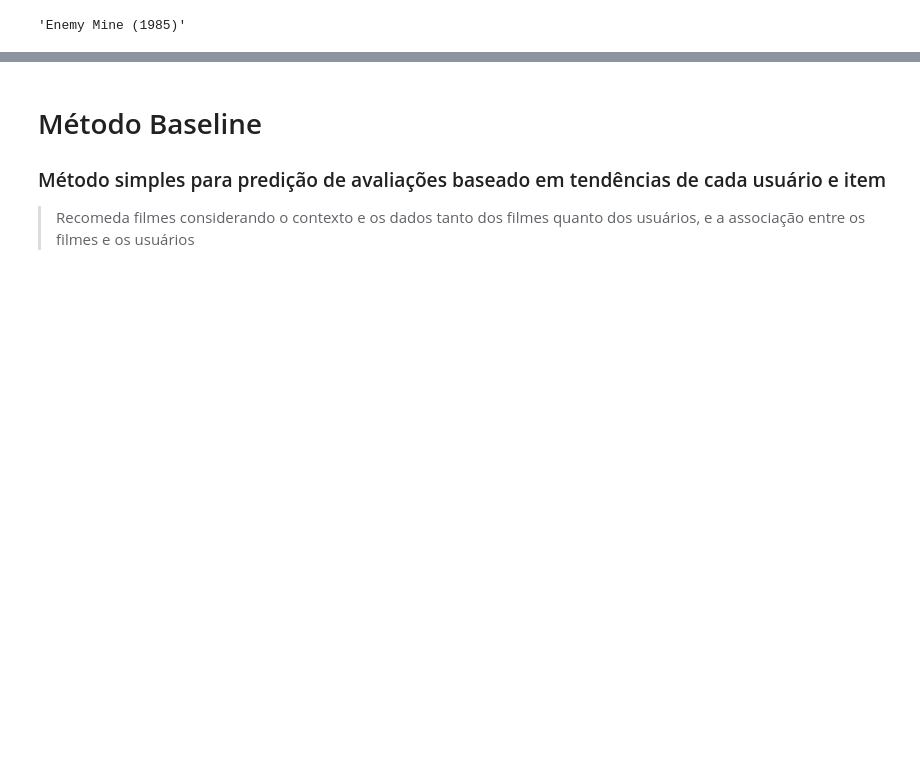
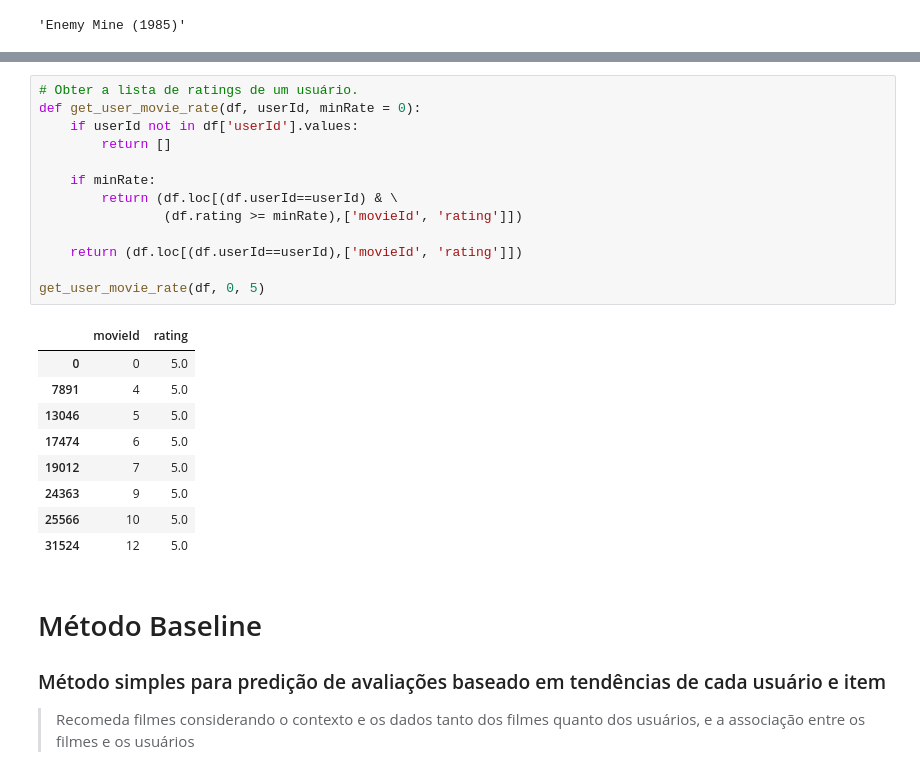
Before and after one commit to israelfs/Movies_Recommendation, a Jupyter notebook: IA_Baseline_e_Apriori.ipynb, the cells around one changed output, grey strips where cells are left out. Cells and saved outputs as stored; diff of their text form; blank space fills up the shorter version.

```diff
--- a/IA_Baseline_e_Apriori.ipynb
+++ b/IA_Baseline_e_Apriori.ipynb
@@ -167,5 +161,28 @@ get_movie_mean(0)
 # %% [output]
 3.4496732026143793
+# %%
+# Obter a lista de ratings de um usuário.
+def get_user_movie_rate(df, userId, minRate = 0):
+    if userId not in df['userId'].values:
+        return []
+
+    if minRate:
+        return (df.loc[(df.userId==userId) & \
+                (df.rating >= minRate),['movieId', 'rating']])
+
+    return (df.loc[(df.userId==userId),['movieId', 'rating']])
+
+get_user_movie_rate(df, 0, 5)
+# %% [output]
+|  | movieId | rating |
+| 0 | 0 | 5.0 |
+| 7891 | 4 | 5.0 |
+| 13046 | 5 | 5.0 |
+| 17474 | 6 | 5.0 |
+| 19012 | 7 | 5.0 |
+| 24363 | 9 | 5.0 |
+| 25566 | 10 | 5.0 |
+| 31524 | 12 | 5.0 |
 # %% [markdown]
 # Método Baseline
 ### Método simples para predição de avaliações baseado em tendências de cada usuário e item
```
Also changed, not shown: parts of 25 cells of this notebook, 2 other files.
